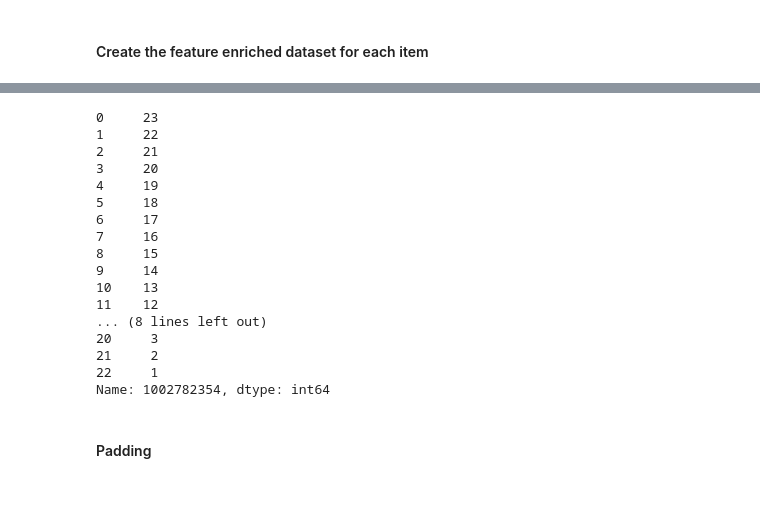
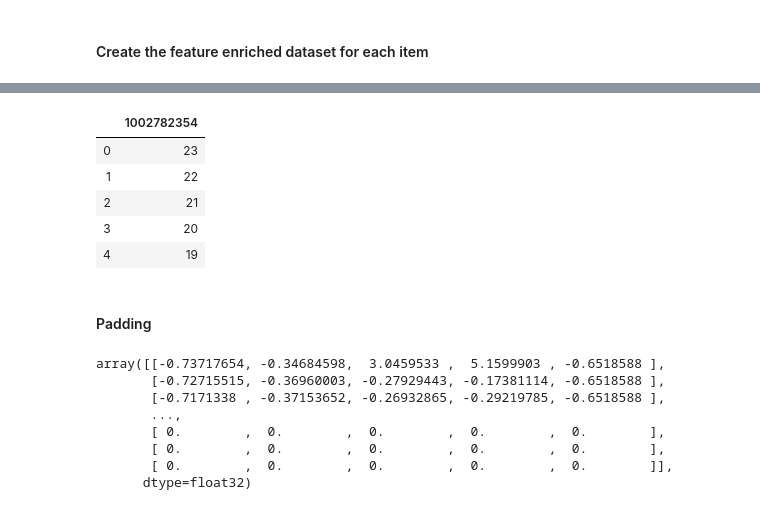
Before and after one commit to Sultanow/dc_cubes, a Jupyter notebook: backend/ML-Models/queues/Train_Two_Queues_Items.ipynb, the cells around one changed output, grey strips where cells are left out. Drawn from its saved outputs; the diff is of its cells as text; code cells hidden in the pictures.

```diff
--- a/backend/ML-Models/queues/Train_Two_Queues_Items.ipynb
+++ b/backend/ML-Models/queues/Train_Two_Queues_Items.ipynb
@@ -262,20 +279,9 @@ X[0]
 # %%
-y[0]
+y[0].head()
 # %% [output]
-0     23
-1     22
-2     21
-3     20
-4     19
-5     18
-6     17
-7     16
-8     15
-9     14
-10    13
-11    12
-... (8 lines left out)
-20     3
-21     2
-22     1
-Name: 1002782354, dtype: int64
+|  | 1002782354 |
+| 0 | 23 |
+| 1 | 22 |
+| 2 | 21 |
+| 3 | 20 |
+| 4 | 19 |
@@ -386,3 +354,14 @@ X_train_scaled, X_test_scaled, y_train_scaled, y_test_scaled = scale(X_train, X_
+# %%
+X_train[0]
+# %% [output]
+array([[-0.73717654, -0.34684598,  3.0459533 ,  5.1599903 , -0.6518588 ],
+       [-0.72715515, -0.36960003, -0.27929443, -0.17381114, -0.6518588 ],
+       [-0.7171338 , -0.37153652, -0.26932865, -0.29219785, -0.6518588 ],
+       ...,
+       [ 0.        ,  0.        ,  0.        ,  0.        ,  0.        ],
+       [ 0.        ,  0.        ,  0.        ,  0.        ,  0.        ],
+       [ 0.        ,  0.        ,  0.        ,  0.        ,  0.        ]],
+      dtype=float32)
 # %%
 def downsample(X_train, X_test, y_train, y_test, rate):
     """ Downsamples the number of items based on given rate
```
Also changed, not shown: parts of 15 cells of this notebook, 9 other files.
